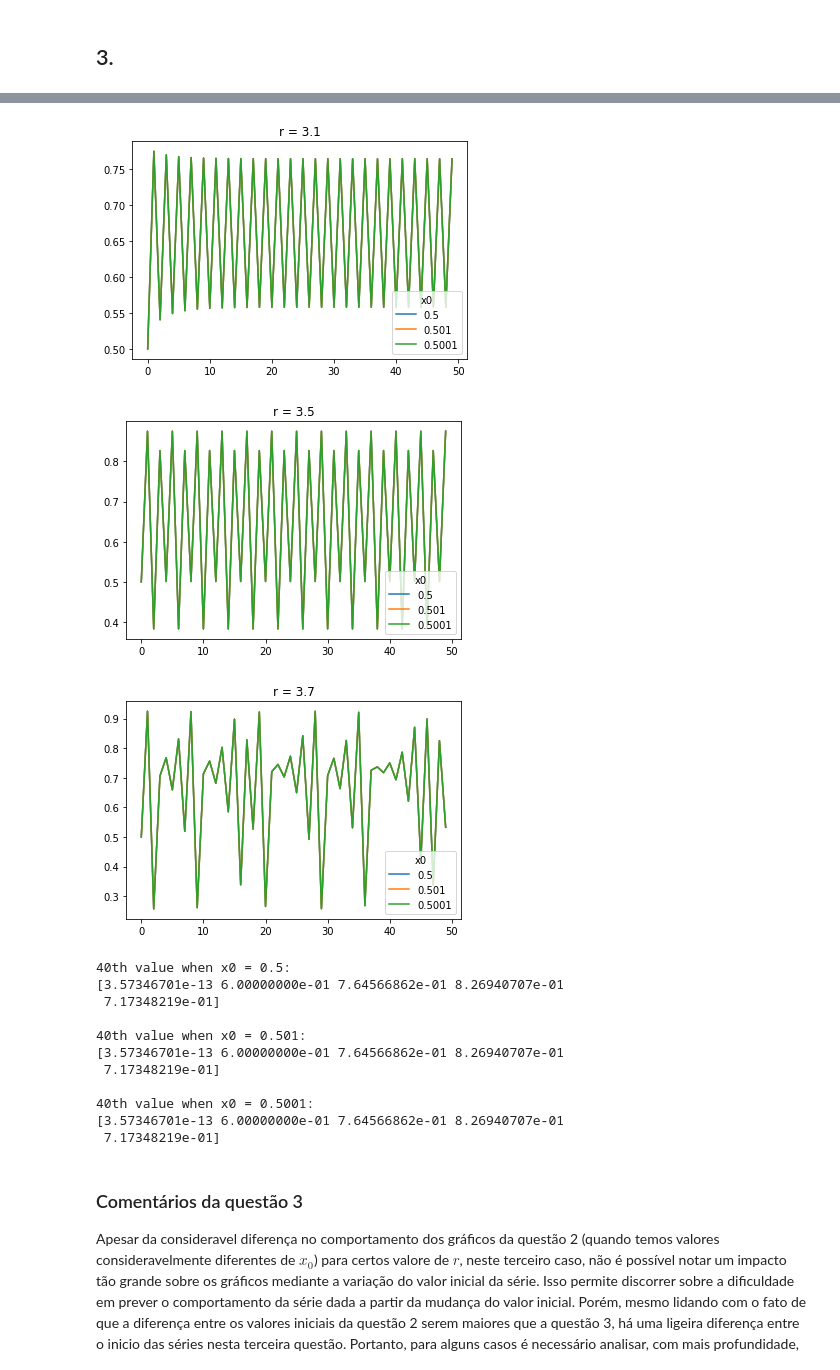
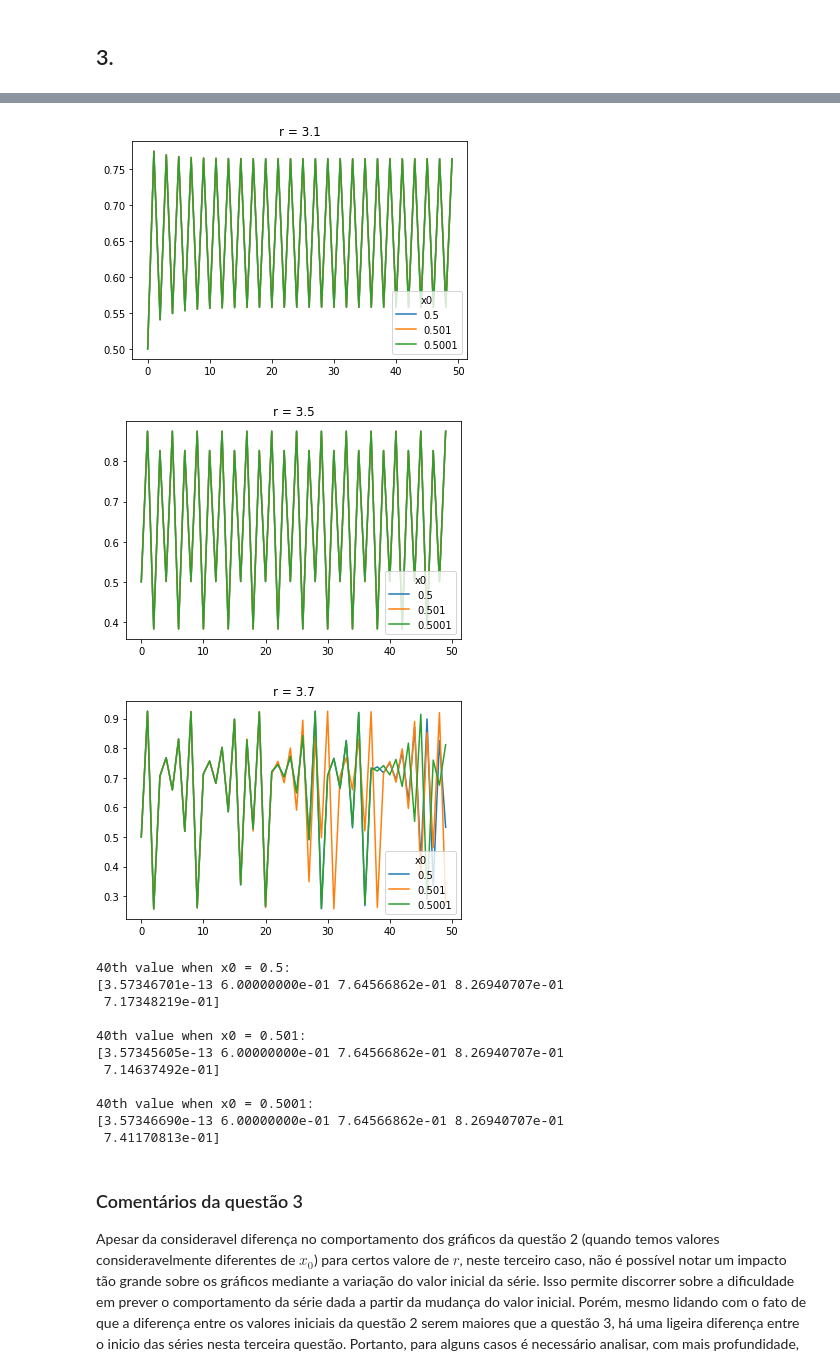
Before and after one commit to vrjuliao/BCC, a Jupyter notebook: fisica-estatistica-computacional/01-caos/Caos.ipynb, the cells around one changed output, grey strips where cells are left out. Saved outputs shown, nothing was run; the diff lists cells and outputs as text; code cells hidden in the pictures.

```diff
--- a/fisica-estatistica-computacional/01-caos/Caos.ipynb
+++ b/fisica-estatistica-computacional/01-caos/Caos.ipynb
@@ -18,8 +18,8 @@ n_max = 50
 def pop_dynamic(x0, r, n_max):
     x = np.zeros((len(r), n_max))
     x[:,0] = np.repeat(x0, len(r))
-    for i in range(1, 50):
-        x[:,i] = r*x[:,i-1]*(1-x[:,i-1])
+    for i in range(1, n_max):
+        x[:,i] = r*x[:,i-1]*(np.ones(len(r))-x[:,i-1])
     return x
 
 x = pop_dynamic(x0, r, n_max)
@@ -118,42 +118,42 @@ for i in range(len(r)):
 ## 3.
 # %%
 q3_x05 = pop_dynamic(.5, r, n_max)
-q3_x0501 = pop_dynamic(.5, r, n_max)
-q3_x05001 = pop_dynamic(.5, r, n_max)
+q3_x0501 = pop_dynamic(.501, r, n_max)
+q3_x05001 = pop_dynamic(.5001, r, n_max)
 for i in range(len(r)):
     plt.plot(q3_x05[i], label=str(.5))
     plt.plot(q3_x0501[i], label=str(.501))
     plt.plot(q3_x05001[i], label=str(.5001))
     plt.legend(title='x0', loc='lower right')
     plt.title('r = {rr}'.format(rr=r[i]))
     plt.show()
 
 
 print('40th value when x0 = 0.5:')
 print(q3_x05[:, 39])
 
 print('\n40th value when x0 = 0.501:')
 print(q3_x0501[:, 39])
 
 print('\n40th value when x0 = 0.5001:')
 print(q3_x05001[:, 39])
 # %% [output]
 [figure]
 [figure]
 [figure]
 [figure]
-[figure, old version]
+[figure, new version]
 40th value when x0 = 0.5:
 [3.57346701e-13 6.00000000e-01 7.64566862e-01 8.26940707e-01
  7.17348219e-01]
 
 40th value when x0 = 0.501:
-[3.57346701e-13 6.00000000e-01 7.64566862e-01 8.26940707e-01
- 7.17348219e-01]
+[3.57345605e-13 6.00000000e-01 7.64566862e-01 8.26940707e-01
+ 7.14637492e-01]
 
 40th value when x0 = 0.5001:
-[3.57346701e-13 6.00000000e-01 7.64566862e-01 8.26940707e-01
- 7.17348219e-01]
+[3.57346690e-13 6.00000000e-01 7.64566862e-01 8.26940707e-01
+ 7.41170813e-01]
 # %% [markdown]
 ### Comentários da questão 3
 
```
Also changed, not shown: parts of 3 cells of this notebook.
